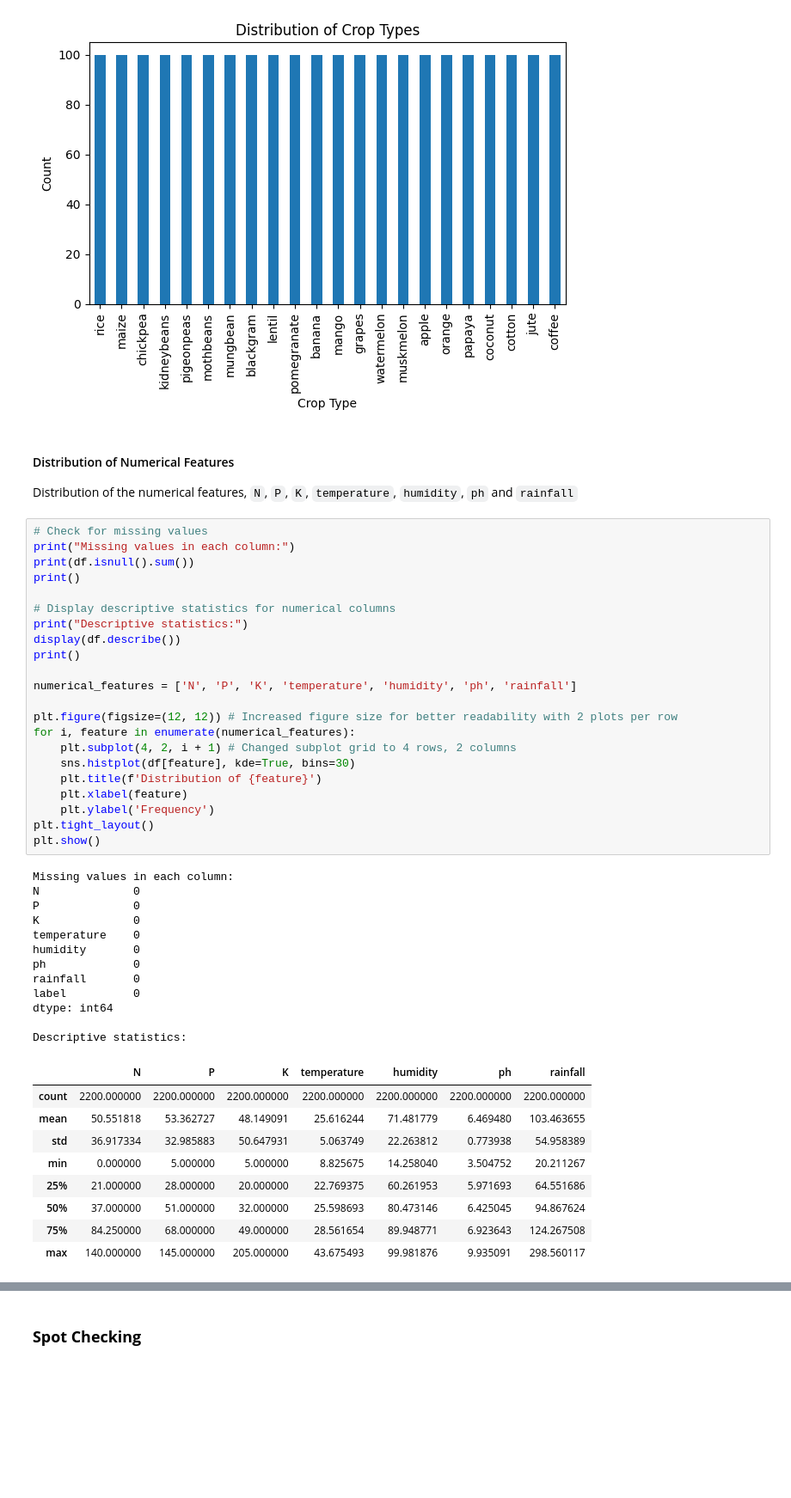
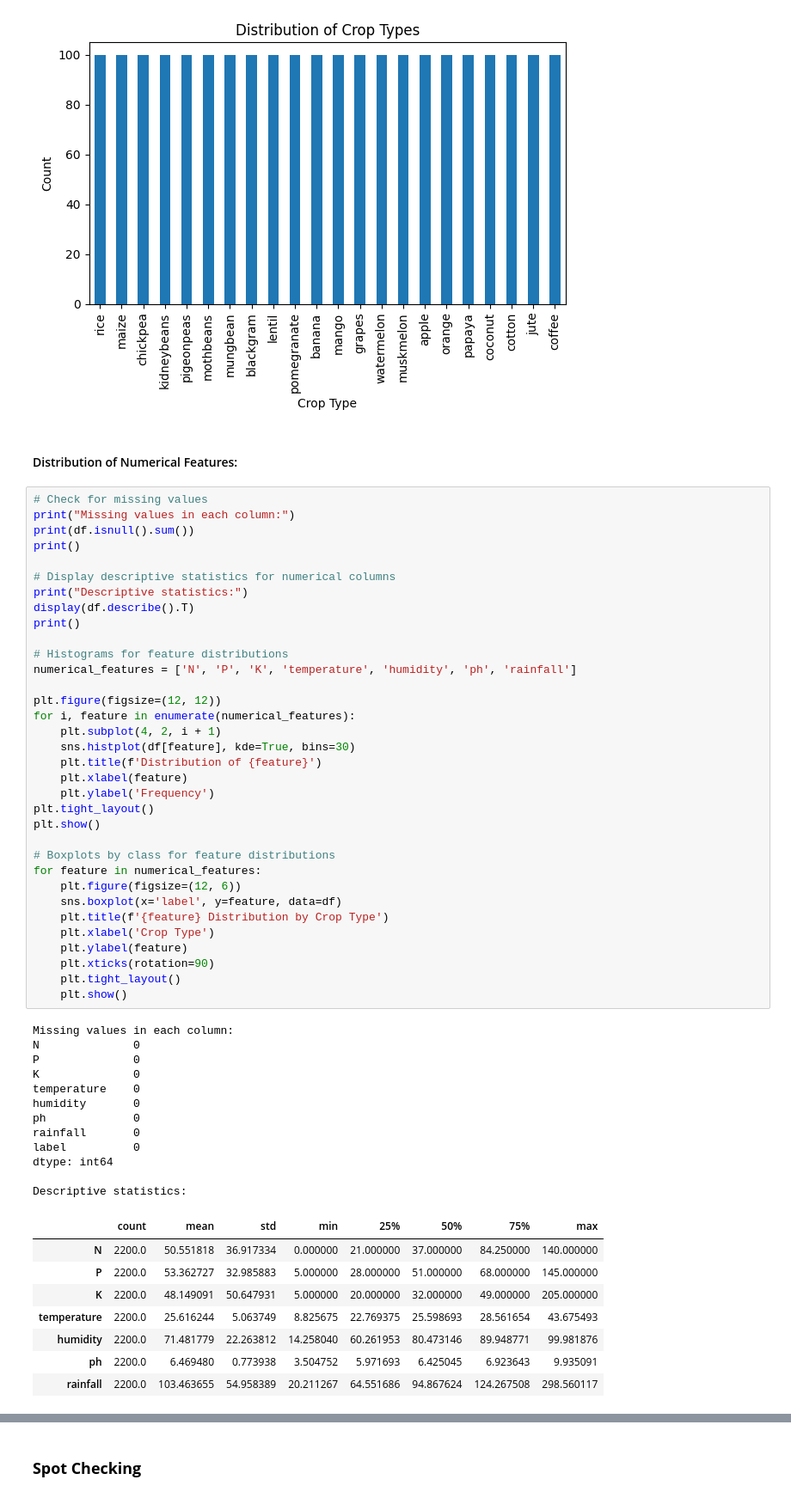
Before and after one commit to francielekreff/crop-recomendation, a Jupyter notebook: crop_recomendation.ipynb, the cells around one changed output, grey strips where cells are left out. Shown at 86% size. Cells and saved outputs as stored; diff of their text form; blank space fills up the shorter version.

```diff
--- a/crop_recomendation.ipynb
+++ b/crop_recomendation.ipynb
@@ -127,52 +148,61 @@ jute           100
 coffee         100
 Name: count, dtype: int64
 [figure]
-# %% [markdown]
-#### Distribution of Numerical Features
-
-Distribution of the numerical features, `N`, `P`, `K`, `temperature`, `humidity`, `ph` and `rainfall`
+# %% [markdown]
+#### Distribution of Numerical Features:
 # %%
 # Check for missing values
 print("Missing values in each column:")
 print(df.isnull().sum())
 print()
 
 # Display descriptive statistics for numerical columns
 print("Descriptive statistics:")
-display(df.describe())
+display(df.describe().T)
 print()
 
+# Histograms for feature distributions
 numerical_features = ['N', 'P', 'K', 'temperature', 'humidity', 'ph', 'rainfall']
 
-plt.figure(figsize=(12, 12)) # Increased figure size for better readability with 2 plots per row
+plt.figure(figsize=(12, 12))
 for i, feature in enumerate(numerical_features):
-    plt.subplot(4, 2, i + 1) # Changed subplot grid to 4 rows, 2 columns
+    plt.subplot(4, 2, i + 1)
     sns.histplot(df[feature], kde=True, bins=30)
     plt.title(f'Distribution of {feature}')
     plt.xlabel(feature)
     plt.ylabel('Frequency')
 plt.tight_layout()
 plt.show()
+
+# Boxplots by class for feature distributions
+for feature in numerical_features:
+    plt.figure(figsize=(12, 6))
+    sns.boxplot(x='label', y=feature, data=df)
+    plt.title(f'{feature} Distribution by Crop Type')
+    plt.xlabel('Crop Type')
+    plt.ylabel(feature)
+    plt.xticks(rotation=90)
+    plt.tight_layout()
+    plt.show()
 # %% [output]
 Missing values in each column:
 N              0
 P              0
 K              0
 temperature    0
 humidity       0
 ph             0
 rainfall       0
 label          0
 dtype: int64
 
 Descriptive statistics:
-|  | N | P | K | temperature | humidity | ph | rainfall |
-| count | 2200.000000 | 2200.000000 | 2200.000000 | 2200.000000 | 2200.000000 | 2200.000000 | 2200.000000 |
-| mean | 50.551818 | 53.362727 | 48.149091 | 25.616244 | 71.481779 | 6.469480 | 103.463655 |
-| std | 36.917334 | 32.985883 | 50.647931 | 5.063749 | 22.263812 | 0.773938 | 54.958389 |
-| min | 0.000000 | 5.000000 | 5.000000 | 8.825675 | 14.258040 | 3.504752 | 20.211267 |
-| 25% | 21.000000 | 28.000000 | 20.000000 | 22.769375 | 60.261953 | 5.971693 | 64.551686 |
-| 50% | 37.000000 | 51.000000 | 32.000000 | 25.598693 | 80.473146 | 6.425045 | 94.867624 |
-| 75% | 84.250000 | 68.000000 | 49.000000 | 28.561654 | 89.948771 | 6.923643 | 124.267508 |
-| max | 140.000000 | 145.000000 | 205.000000 | 43.675493 | 99.981876 | 9.935091 | 298.560117 |
+|  | count | mean | std | min | 25% | 50% | 75% | max |
+| N | 2200.0 | 50.551818 | 36.917334 | 0.000000 | 21.000000 | 37.000000 | 84.250000 | 140.000000 |
+| P | 2200.0 | 53.362727 | 32.985883 | 5.000000 | 28.000000 | 51.000000 | 68.000000 | 145.000000 |
+| K | 2200.0 | 48.149091 | 50.647931 | 5.000000 | 20.000000 | 32.000000 | 49.000000 | 205.000000 |
+| temperature | 2200.0 | 25.616244 | 5.063749 | 8.825675 | 22.769375 | 25.598693 | 28.561654 | 43.675493 |
+| humidity | 2200.0 | 71.481779 | 22.263812 | 14.258040 | 60.261953 | 80.473146 | 89.948771 | 99.981876 |
+| ph | 2200.0 | 6.469480 | 0.773938 | 3.504752 | 5.971693 | 6.425045 | 6.923643 | 9.935091 |
+| rainfall | 2200.0 | 103.463655 | 54.958389 | 20.211267 | 64.551686 | 94.867624 | 124.267508 | 298.560117 |
 [figure]
```
Also changed, not shown: parts of 24 cells of this notebook.
